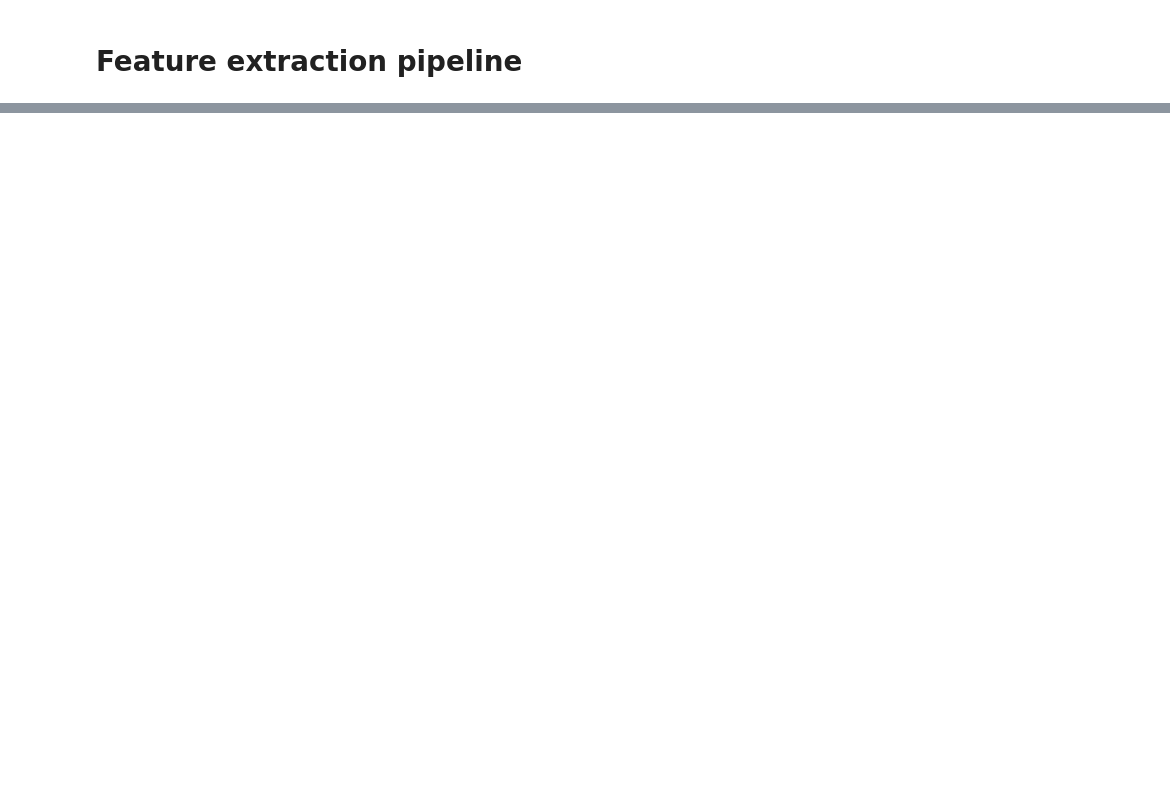
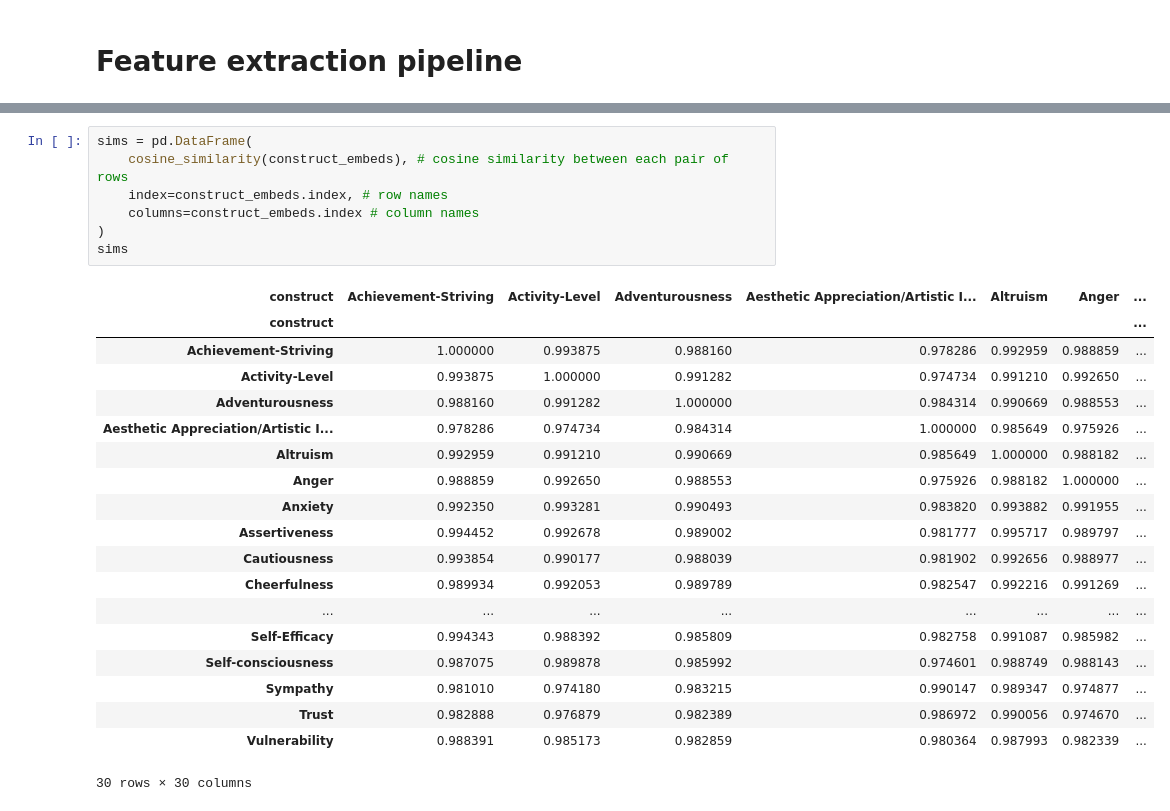
Before and after one commit to Zak-Hussain/LLM4BeSci, a Jupyter notebook: personality/personality.ipynb, the cells around one changed output, grey strips where cells are left out. Saved outputs shown, nothing was run; the diff lists cells and outputs as text; blank space fills up the shorter version.

```diff
--- a/personality/personality.ipynb
+++ b/personality/personality.ipynb
@@ -156,0 +327,27 @@ print(f'r of absolute values: {sims.abs().corr(sims_observed.abs()).round(2)}')
+# %%
+sims = pd.DataFrame(
+    cosine_similarity(construct_embeds), # cosine similarity between each pair of rows
+    index=construct_embeds.index, # row names
+    columns=construct_embeds.index # column names
+)
+sims
+# %% [output]
+| construct | Achievement-Striving | Activity-Level | Adventurousness | Aesthetic Appreciation/Artistic I... | Altruism | Anger | ... |
+| construct |  |  |  |  |  |  | ... |
+| Achievement-Striving | 1.000000 | 0.993875 | 0.988160 | 0.978286 | 0.992959 | 0.988859 | ... |
+| Activity-Level | 0.993875 | 1.000000 | 0.991282 | 0.974734 | 0.991210 | 0.992650 | ... |
+| Adventurousness | 0.988160 | 0.991282 | 1.000000 | 0.984314 | 0.990669 | 0.988553 | ... |
+| Aesthetic Appreciation/Artistic I... | 0.978286 | 0.974734 | 0.984314 | 1.000000 | 0.985649 | 0.975926 | ... |
+| Altruism | 0.992959 | 0.991210 | 0.990669 | 0.985649 | 1.000000 | 0.988182 | ... |
+| Anger | 0.988859 | 0.992650 | 0.988553 | 0.975926 | 0.988182 | 1.000000 | ... |
+| Anxiety | 0.992350 | 0.993281 | 0.990493 | 0.983820 | 0.993882 | 0.991955 | ... |
+| Assertiveness | 0.994452 | 0.992678 | 0.989002 | 0.981777 | 0.995717 | 0.989797 | ... |
+| Cautiousness | 0.993854 | 0.990177 | 0.988039 | 0.981902 | 0.992656 | 0.988977 | ... |
+| Cheerfulness | 0.989934 | 0.992053 | 0.989789 | 0.982547 | 0.992216 | 0.991269 | ... |
+| ... | ... | ... | ... | ... | ... | ... | ... |
+| Self-Efficacy | 0.994343 | 0.988392 | 0.985809 | 0.982758 | 0.991087 | 0.985982 | ... |
+| Self-consciousness | 0.987075 | 0.989878 | 0.985992 | 0.974601 | 0.988749 | 0.988143 | ... |
+| Sympathy | 0.981010 | 0.974180 | 0.983215 | 0.990147 | 0.989347 | 0.974877 | ... |
+| Trust | 0.982888 | 0.976879 | 0.982389 | 0.986972 | 0.990056 | 0.974670 | ... |
+| Vulnerability | 0.988391 | 0.985173 | 0.982859 | 0.980364 | 0.987993 | 0.982339 | ... |
+30 rows × 30 columns
```
Also changed, not shown: parts of 19 cells of this notebook.
